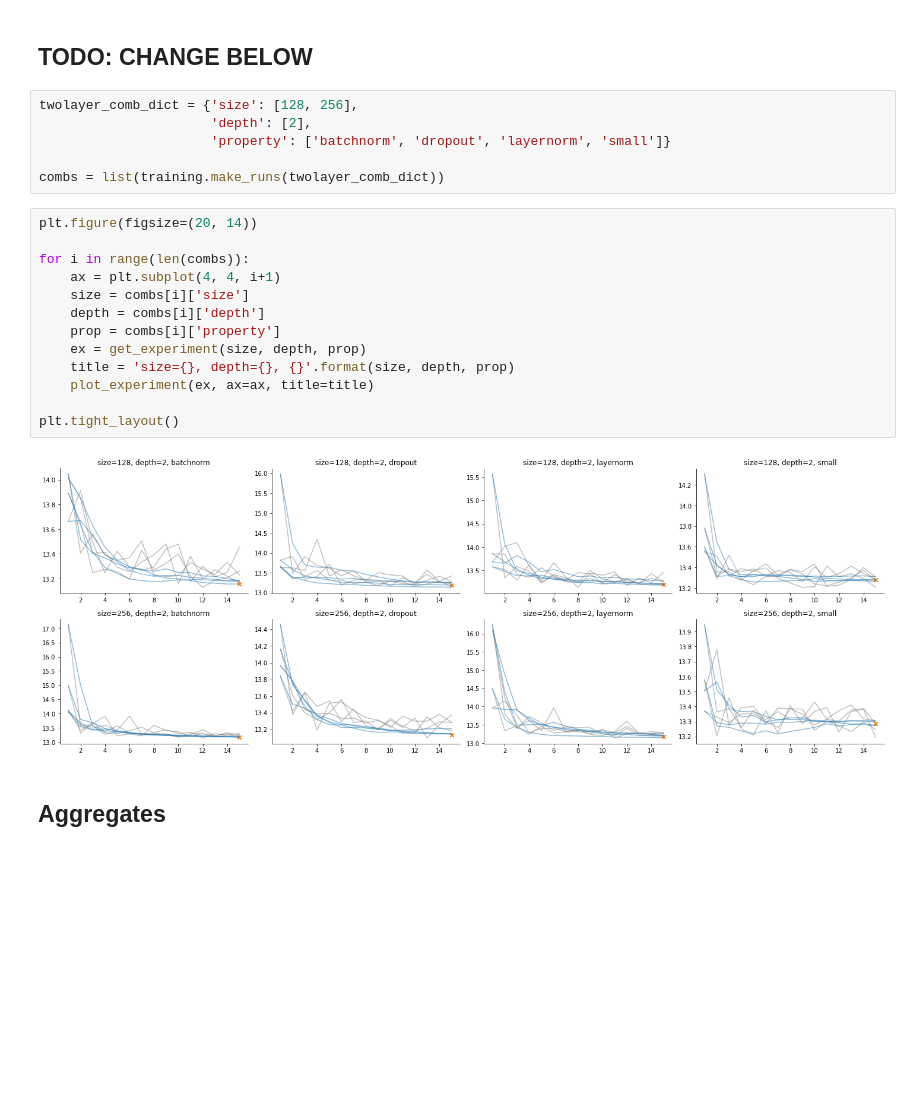
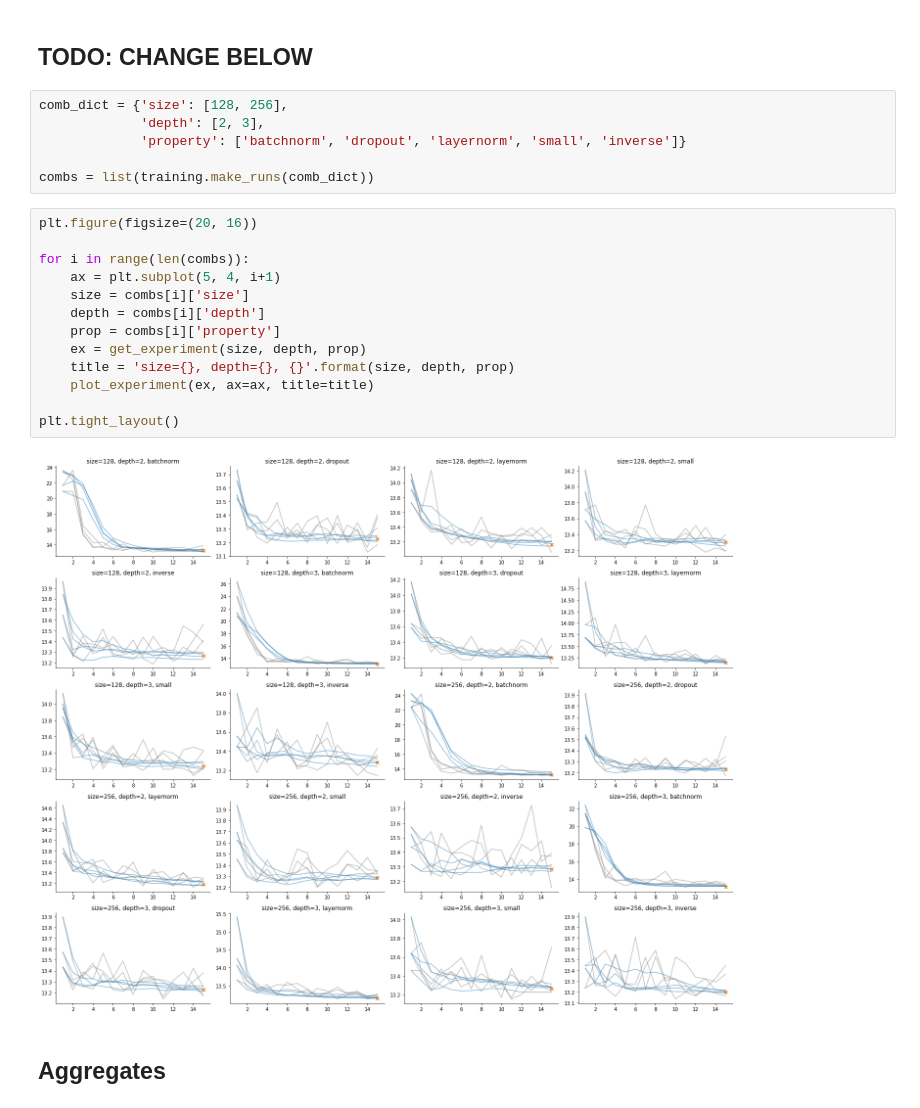
Before and after one commit to djib2011/forecasting-augmentation, a Jupyter notebook: experimentation/architecture_investigation.ipynb, the cells around one changed output. Drawn from its saved outputs; the diff is of its cells as text; blank space fills up the shorter version.

```diff
--- a/experimentation/architecture_investigation.ipynb
+++ b/experimentation/architecture_investigation.ipynb
@@ -34,26 +34,26 @@ def plot_experiment(experiment, ax=None, title=None):
 # %% [markdown]
 ## TODO: CHANGE BELOW
 # %%
-twolayer_comb_dict = {'size': [128, 256],
-                      'depth': [2],
-                      'property': ['batchnorm', 'dropout', 'layernorm', 'small']}
+comb_dict = {'size': [128, 256],
+             'depth': [2, 3],
+             'property': ['batchnorm', 'dropout', 'layernorm', 'small', 'inverse']}
 
-combs = list(training.make_runs(twolayer_comb_dict))
+combs = list(training.make_runs(comb_dict))
 # %%
-plt.figure(figsize=(20, 14))
+plt.figure(figsize=(20, 16))
 
 for i in range(len(combs)):
-    ax = plt.subplot(4, 4, i+1)
+    ax = plt.subplot(5, 4, i+1)
     size = combs[i]['size']
     depth = combs[i]['depth']
     prop = combs[i]['property']
     ex = get_experiment(size, depth, prop)
     title = 'size={}, depth={}, {}'.format(size, depth, prop)
     plot_experiment(ex, ax=ax, title=title)
 
 plt.tight_layout()
 # %% [output]
-[figure, old version]
+[figure, new version]
 # %% [markdown]
 ## Aggregates
 # %%
```
Also changed, not shown: parts of 8 cells of this notebook, 2 other files.
